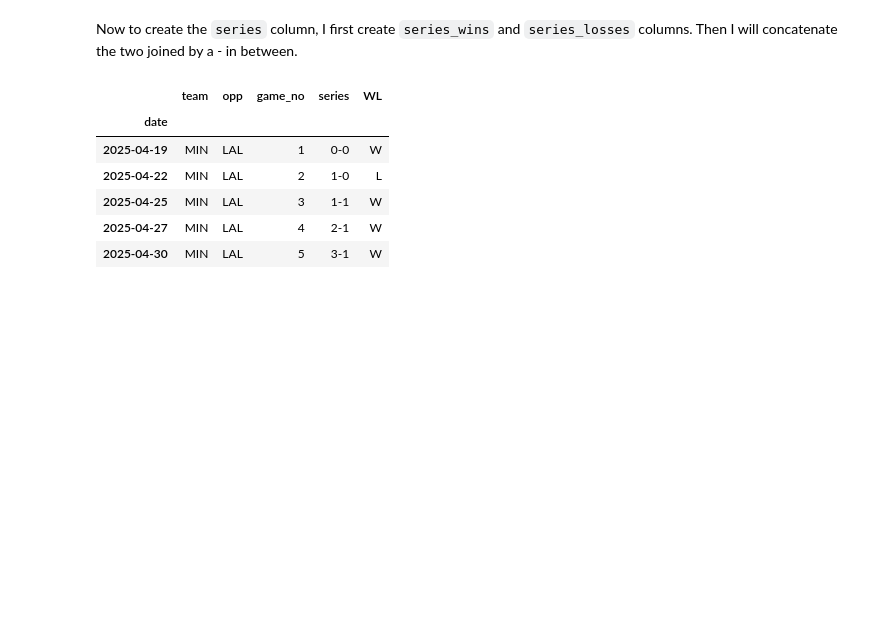
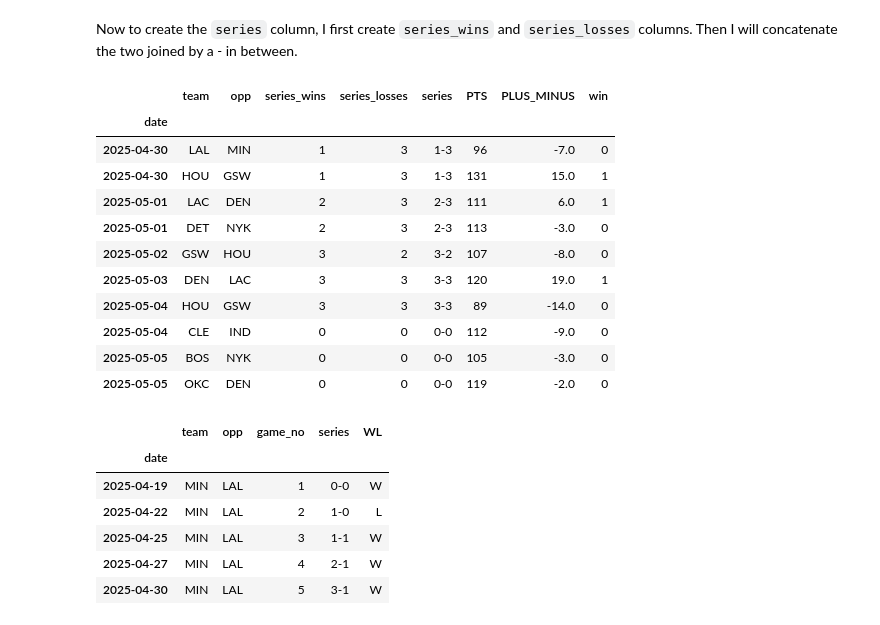
Before and after one commit to apelt001/Data-Analysis---NBA, a Jupyter notebook: playoffs - tutorial/code.ipynb, the cells around one changed output. Cells and saved outputs as stored; diff of their text form; code cells hidden in the pictures; blank space fills up the shorter version.

```diff
--- a/playoffs - tutorial/code.ipynb
+++ b/playoffs - tutorial/code.ipynb
@@ -105,6 +105,21 @@ def do_series(s):
     w,l = s['series_wins'],s['series_losses']
     return str(w)+'-'+str(l)
 df['series'] = df.apply(do_series,axis = 1)
+# %%
+df[df['is_home']].loc[:,['date','team','opp','series_wins','series_losses','series','PTS','PLUS_MINUS','win']].set_index('date').tail(10)
+# %% [output]
+|  | team | opp | series_wins | series_losses | series | PTS | PLUS_MINUS | win |
+| date |  |  |  |  |  |  |  |  |
+| 2025-04-30 | LAL | MIN | 1 | 3 | 1-3 | 96 | -7.0 | 0 |
+| 2025-04-30 | HOU | GSW | 1 | 3 | 1-3 | 131 | 15.0 | 1 |
+| 2025-05-01 | LAC | DEN | 2 | 3 | 2-3 | 111 | 6.0 | 1 |
+| 2025-05-01 | DET | NYK | 2 | 3 | 2-3 | 113 | -3.0 | 0 |
+| 2025-05-02 | GSW | HOU | 3 | 2 | 3-2 | 107 | -8.0 | 0 |
+| 2025-05-03 | DEN | LAC | 3 | 3 | 3-3 | 120 | 19.0 | 1 |
+| 2025-05-04 | HOU | GSW | 3 | 3 | 3-3 | 89 | -14.0 | 0 |
+| 2025-05-04 | CLE | IND | 0 | 0 | 0-0 | 112 | -9.0 | 0 |
+| 2025-05-05 | BOS | NYK | 0 | 0 | 0-0 | 105 | -3.0 | 0 |
+| 2025-05-05 | OKC | DEN | 0 | 0 | 0-0 | 119 | -2.0 | 0 |
 # %%
 MIN = df[df['team'] == 'MIN']
 MIN.loc[:,['date','team','opp','game_no','series','WL']].set_index('date').tail(5)
```
Also changed, not shown: parts of 10 cells of this notebook.
